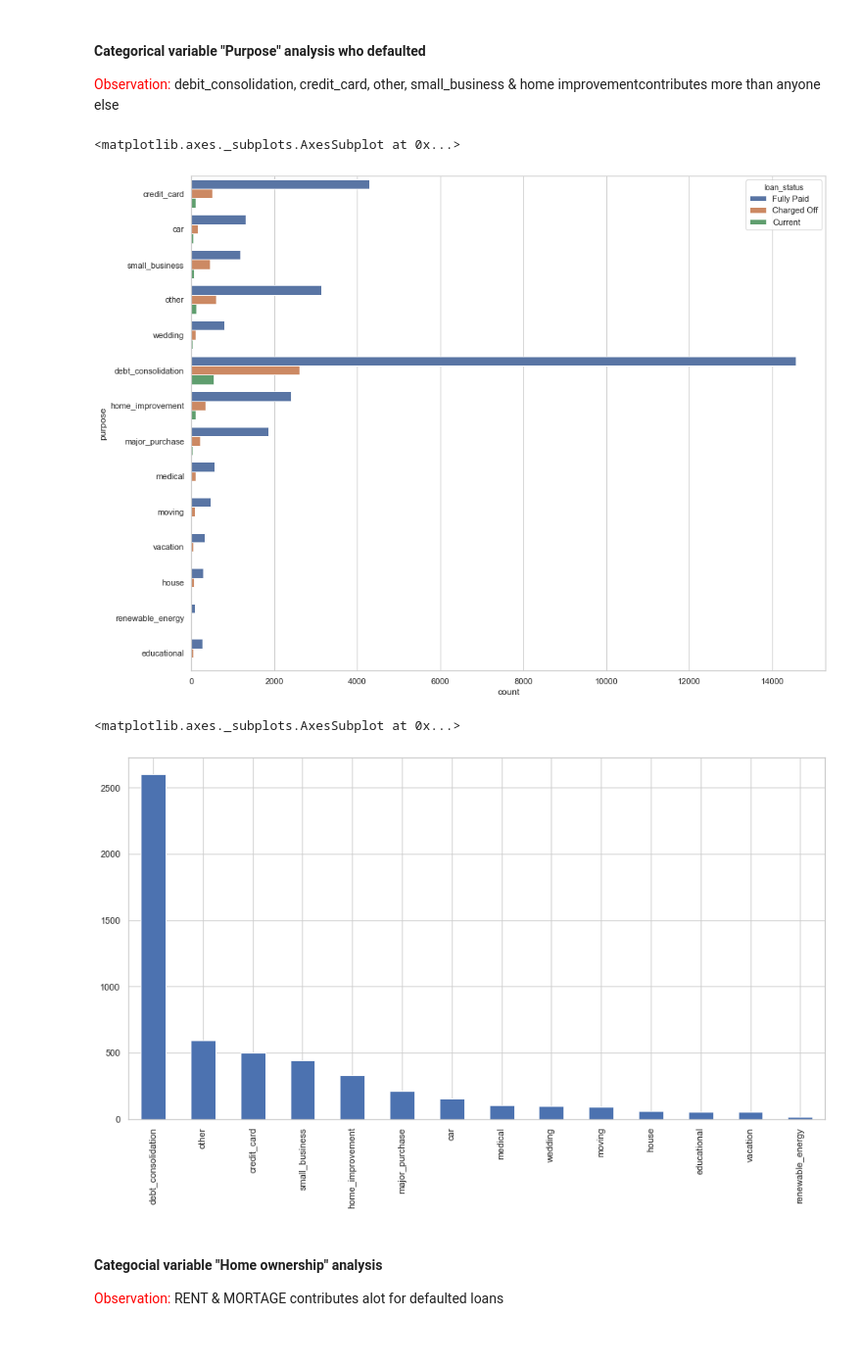
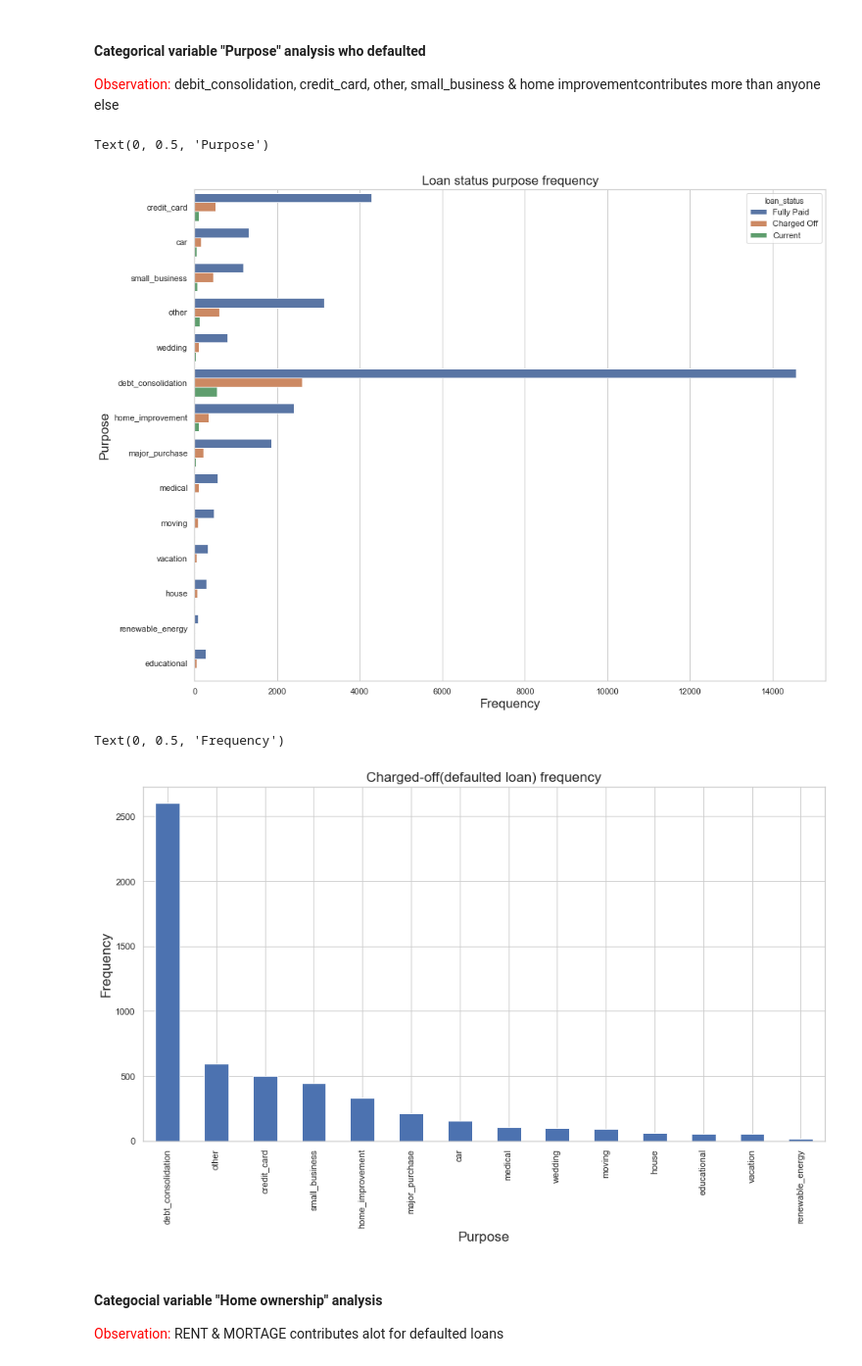
Before and after one commit to ps2420/LendingClubCaseStudy, a Jupyter notebook: Pankaj_Singh.ipynb, the cells around one changed output. Shown at 98% size. Cells and saved outputs as stored; diff of their text form; code cells hidden in the pictures.

Commit message:
Adding graph, x & y axis label

```diff
--- a/Pankaj_Singh.ipynb
+++ b/Pankaj_Singh.ipynb
@@ -96,7 +99,7 @@ chargeoff_within_12_mths                56
 pub_rec_bankruptcies                   697
 # %%
 #Drop additional columns as its not needed, our purpose is to flag the customer when the loan is applied
-additional_colums_to_drop = ['collections_12_mths_ex_med', 'chargeoff_within_12_mths', 'delinq_amnt']
+additional_colums_to_drop = ['collections_12_mths_ex_med', 'chargeoff_within_12_mths', 'delinq_amnt', 'revol_util', 'last_pymnt_d', 'last_credit_pull_d']
 lending_case = lending_case.drop(columns = additional_colums_to_drop)
 print("Shape after dropping columns with no importance :: ", lending_case.shape)
 # %% [output]
@@ -126,0 +130,4 @@ last_credit_pull_d               2
+# %%
+#print(lending_case['title'].value_counts())
+lending_case['title'].fillna('Debt Consolidation', inplace = True)
+print_columns_with_missing_value(lending_case)
@@ -205,7 +215,7 @@ dtype: object
 #pd.to_datetime(lending_case['issue_d'], format="%b-%y").dt.year
 lending_case['issue_d'] = pd.to_datetime(lending_case['issue_d'], format="%b-%y")
 lending_case['issue_d_year'] = lending_case['issue_d'].dt.year
-lending_case['issue_d_month'] = lending_case['issue_d'].dt.month
+lending_case['issue_d_month'] = lending_case['issue_d'].dt.month.apply(lambda x: calendar.month_abbr[x])
 # %%
 print(lending_case[['issue_d', 'issue_d_year', 'issue_d_month']].head(2))
 print(lending_case['issue_d'].dtypes)
@@ -280,18 +290,26 @@ print_pie_chart('Loan sanctioned status in %', loan_status_pie_chart)
 <font color="red">Observation: </font> debit_consolidation, credit_card, other, small_business & home improvementcontributes more than anyone else
 # %%
 plt.figure(figsize=[15,12])
-sns.countplot(y = "purpose", hue="loan_status", data = lending_case)
+ax = sns.countplot(y = "purpose", hue="loan_status", data = lending_case)
+
+ax.set_title("Loan status purpose frequency", fontsize=17)
+ax.set_xlabel("Frequency", fontsize=17)
+ax.set_ylabel("Purpose", fontsize=17)
 # %% [output]
-<matplotlib.axes._subplots.AxesSubplot at 0x...>
+Text(0, 0.5, 'Purpose')
-[figure, old version]
+[figure, new version]
 # %%
 # Further Analysis for only defaulted loans
 plt.figure(figsize=[15,8])
 charged_off_loans = lending_case[(lending_case['loan_status'] == 'Charged Off')]
-charged_off_loans['purpose'].value_counts().plot.bar()
+ax = charged_off_loans['purpose'].value_counts().plot.bar()
+
+ax.set_title("Charged-off(defaulted loan) frequency", fontsize=17)
+ax.set_xlabel("Purpose", fontsize=17)
+ax.set_ylabel("Frequency", fontsize=17)
 # %% [output]
-<matplotlib.axes._subplots.AxesSubplot at 0x...>
+Text(0, 0.5, 'Frequency')
-[figure, old version]
+[figure, new version]
 # %% [markdown]
 #### Categocial variable "Home ownership" analysis
 <font color="red">Observation: </font>RENT & MORTAGE contributes alot for defaulted loans
```
Also changed, not shown: parts of 58 cells of this notebook.
